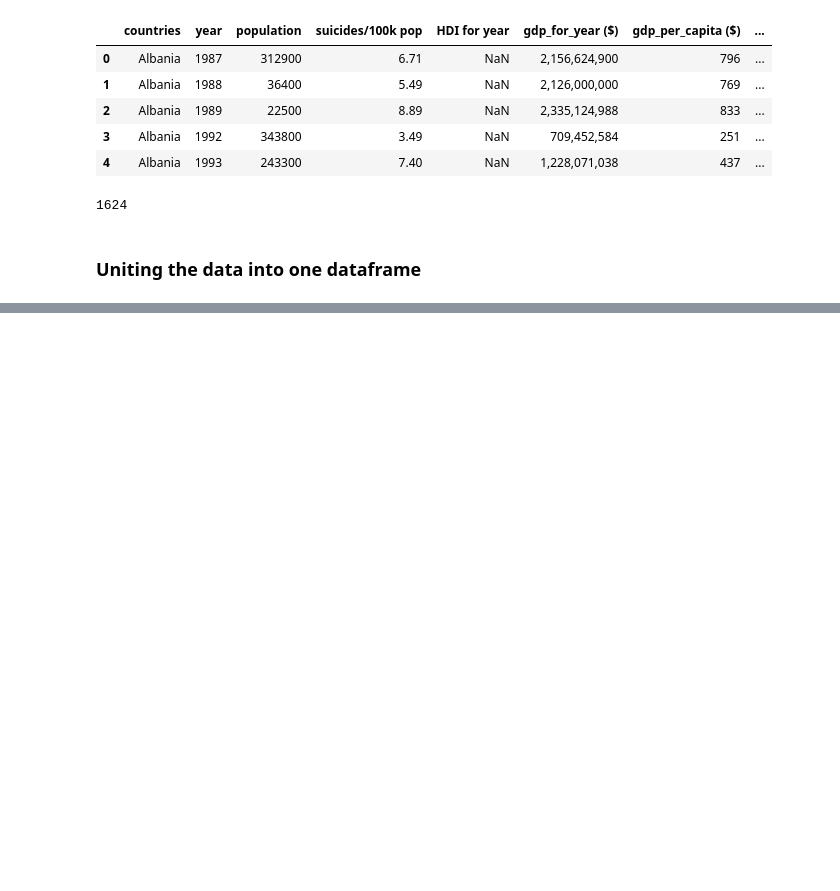
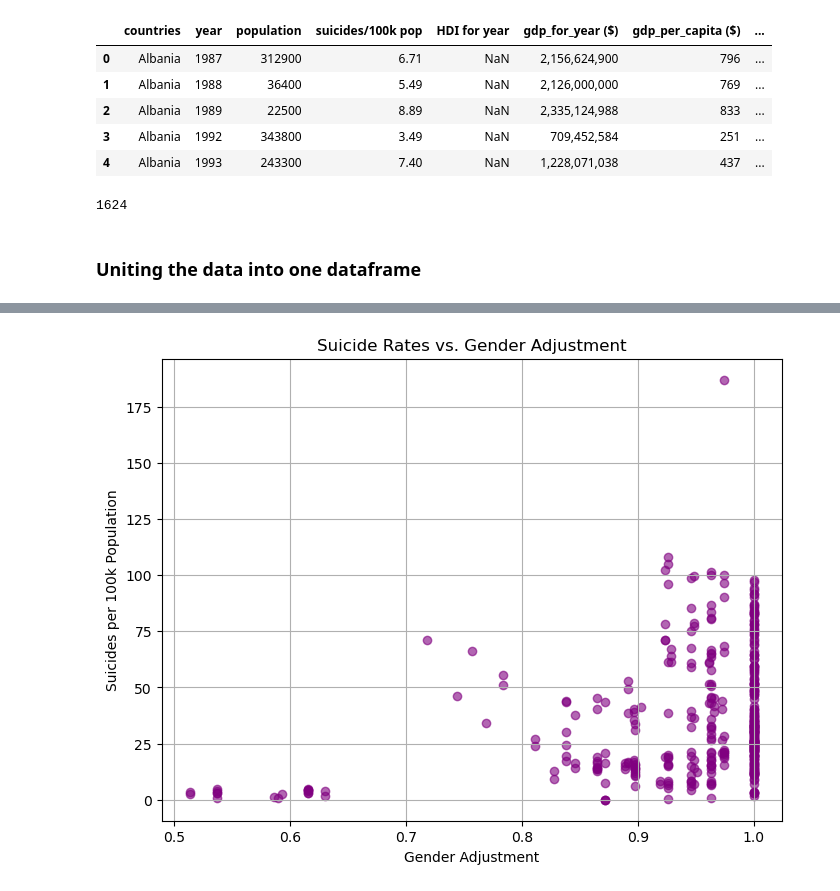
Before and after one commit to miamelaniemoor/human-freedom-and-suicide, a Jupyter notebook: Untitled.ipynb, the cells around one changed output, grey strips where cells are left out. Drawn from its saved outputs; the diff is of its cells as text; code cells hidden in the pictures; blank space fills up the shorter version.

```diff
--- a/Untitled.ipynb
+++ b/Untitled.ipynb
@@ -213,0 +250,18 @@ print(merged_data.head())
+# %%
+# Bin Gender Adjustment into categories
+merged_data['gender_adjustment_bins'] = pd.cut(
+    merged_data['Gender Adjustment'],
+    bins=[0, 0.5, 0.75, 1.0],
+    labels=['Low', 'Medium', 'High']
+)
+
+# Scatter plot
+plt.figure(figsize=(8, 6))
+plt.scatter(merged_data['Gender Adjustment'], merged_data['suicides/100k pop'], alpha=0.6, color='purple')
+plt.title('Suicide Rates vs. Gender Adjustment')
+plt.xlabel('Gender Adjustment')
+plt.ylabel('Suicides per 100k Population')
+plt.grid(True)
+plt.show()
+# %% [output]
+[figure, added]
```
Also changed, not shown: parts of 5 cells of this notebook.
